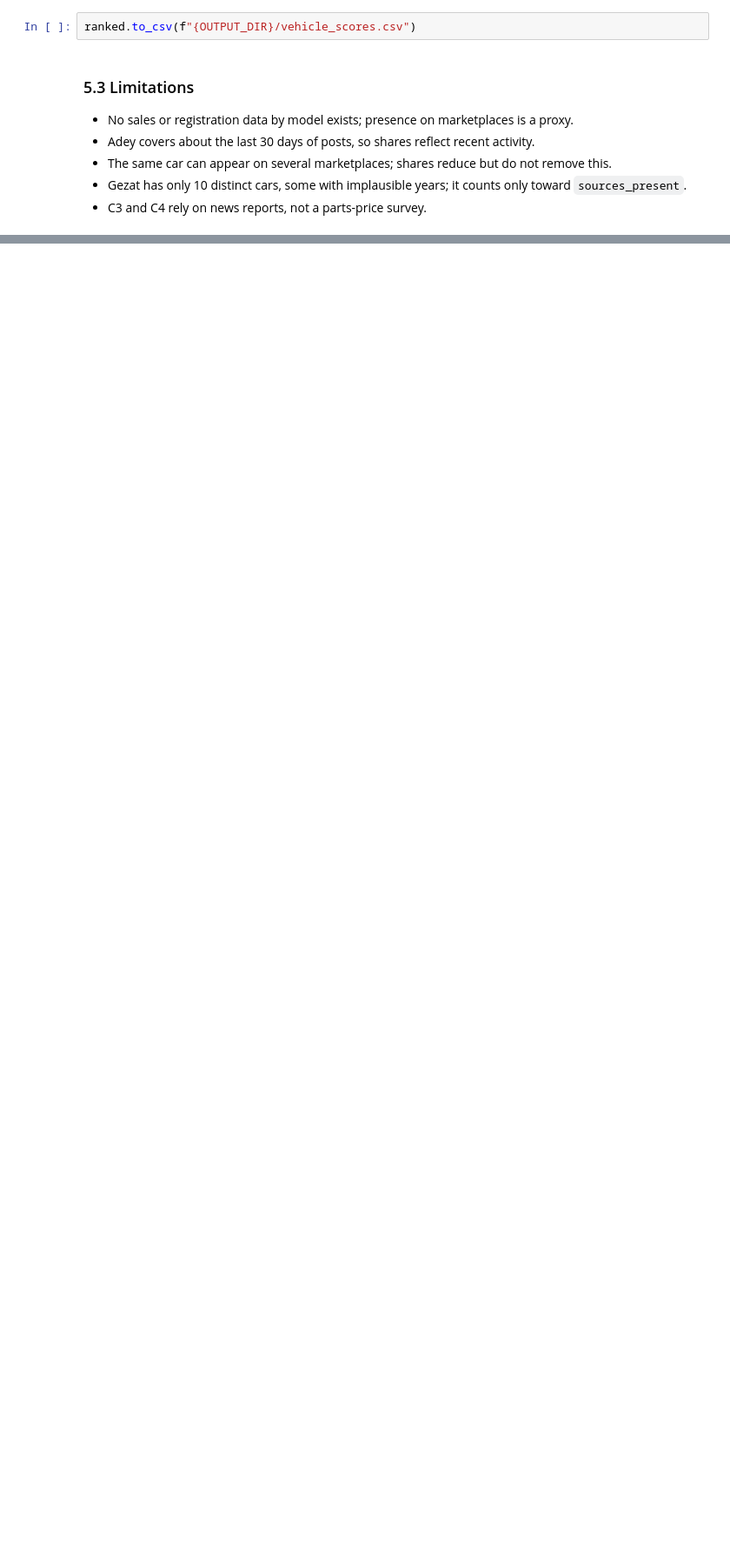
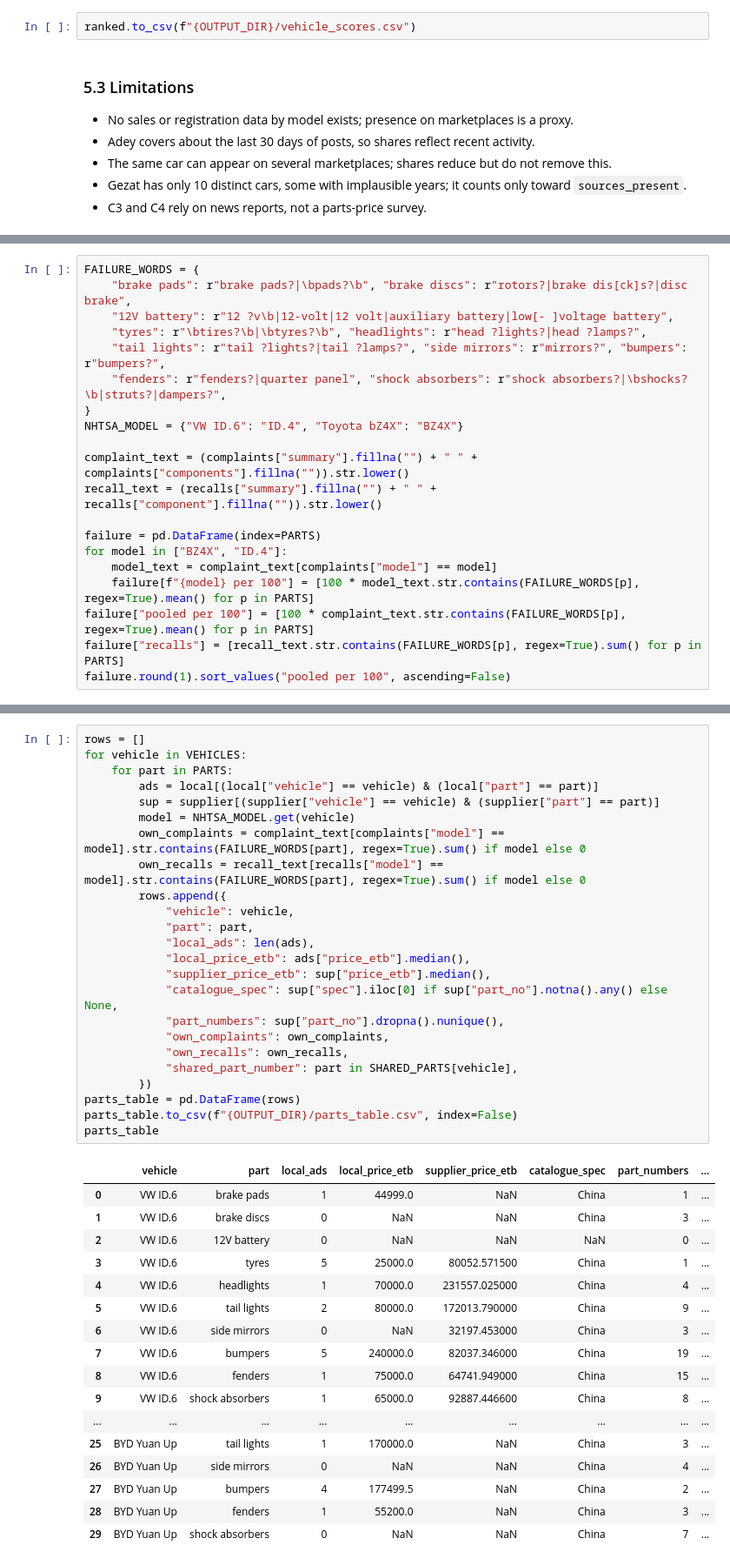
Before and after one commit to hanviol/ev-spare-parts-import-prioritization, a Jupyter notebook: Azarya_Melkamu.ipynb, the cells around one changed output, grey strips where cells are left out. Shown at 87% size. Drawn from its saved outputs; the diff is of its cells as text; blank space fills up the shorter version.

```diff
--- a/Azarya_Melkamu.ipynb
+++ b/Azarya_Melkamu.ipynb
@@ -543,0 +728,20 @@ Next: parts evidence for the three selected vehicles.
+# %%
+FAILURE_WORDS = {
+    "brake pads": r"brake pads?|\bpads?\b", "brake discs": r"rotors?|brake dis[ck]s?|disc brake",
+    "12V battery": r"12 ?v\b|12-volt|12 volt|auxiliary battery|low[- ]voltage battery",
+    "tyres": r"\btires?\b|\btyres?\b", "headlights": r"head ?lights?|head ?lamps?",
+    "tail lights": r"tail ?lights?|tail ?lamps?", "side mirrors": r"mirrors?", "bumpers": r"bumpers?",
+    "fenders": r"fenders?|quarter panel", "shock absorbers": r"shock absorbers?|\bshocks?\b|struts?|dampers?",
+}
+NHTSA_MODEL = {"VW ID.6": "ID.4", "Toyota bZ4X": "BZ4X"}
+
+complaint_text = (complaints["summary"].fillna("") + " " + complaints["components"].fillna("")).str.lower()
+recall_text = (recalls["summary"].fillna("") + " " + recalls["component"].fillna("")).str.lower()
+
+failure = pd.DataFrame(index=PARTS)
+for model in ["BZ4X", "ID.4"]:
+    model_text = complaint_text[complaints["model"] == model]
+    failure[f"{model} per 100"] = [100 * model_text.str.contains(FAILURE_WORDS[p], regex=True).mean() for p in PARTS]
+failure["pooled per 100"] = [100 * complaint_text.str.contains(FAILURE_WORDS[p], regex=True).mean() for p in PARTS]
+failure["recalls"] = [recall_text.str.contains(FAILURE_WORDS[p], regex=True).sum() for p in PARTS]
+failure.round(1).sort_values("pooled per 100", ascending=False)
@@ -543,0 +809,42 @@ Next: parts evidence for the three selected vehicles.
+# %%
+rows = []
+for vehicle in VEHICLES:
+    for part in PARTS:
+        ads = local[(local["vehicle"] == vehicle) & (local["part"] == part)]
+        sup = supplier[(supplier["vehicle"] == vehicle) & (supplier["part"] == part)]
+        model = NHTSA_MODEL.get(vehicle)
+        own_complaints = complaint_text[complaints["model"] == model].str.contains(FAILURE_WORDS[part], regex=True).sum() if model else 0
+        own_recalls = recall_text[recalls["model"] == model].str.contains(FAILURE_WORDS[part], regex=True).sum() if model else 0
+        rows.append({
+            "vehicle": vehicle,
+            "part": part,
+            "local_ads": len(ads),
+            "local_price_etb": ads["price_etb"].median(),
+            "supplier_price_etb": sup["price_etb"].median(),
+            "catalogue_spec": sup["spec"].iloc[0] if sup["part_no"].notna().any() else None,
+            "part_numbers": sup["part_no"].dropna().nunique(),
+            "own_complaints": own_complaints,
+            "own_recalls": own_recalls,
+            "shared_part_number": part in SHARED_PARTS[vehicle],
+        })
+parts_table = pd.DataFrame(rows)
+parts_table.to_csv(f"{OUTPUT_DIR}/parts_table.csv", index=False)
+parts_table
+# %% [output]
+|  | vehicle | part | local_ads | local_price_etb | supplier_price_etb | catalogue_spec | part_numbers | ... |
+| 0 | VW ID.6 | brake pads | 1 | 44999.0 | NaN | China | 1 | ... |
+| 1 | VW ID.6 | brake discs | 0 | NaN | NaN | China | 3 | ... |
+| 2 | VW ID.6 | 12V battery | 0 | NaN | NaN | NaN | 0 | ... |
+| 3 | VW ID.6 | tyres | 5 | 25000.0 | 80052.571500 | China | 1 | ... |
+| 4 | VW ID.6 | headlights | 1 | 70000.0 | 231557.025000 | China | 4 | ... |
+| 5 | VW ID.6 | tail lights | 2 | 80000.0 | 172013.790000 | China | 9 | ... |
+| 6 | VW ID.6 | side mirrors | 0 | NaN | 32197.453000 | China | 3 | ... |
+| 7 | VW ID.6 | bumpers | 5 | 240000.0 | 82037.346000 | China | 19 | ... |
+| 8 | VW ID.6 | fenders | 1 | 75000.0 | 64741.949000 | China | 15 | ... |
+| 9 | VW ID.6 | shock absorbers | 1 | 65000.0 | 92887.446600 | China | 8 | ... |
+| ... | ... | ... | ... | ... | ... | ... | ... | ... |
+| 25 | BYD Yuan Up | tail lights | 1 | 170000.0 | NaN | China | 3 | ... |
+| 26 | BYD Yuan Up | side mirrors | 0 | NaN | NaN | China | 4 | ... |
+| 27 | BYD Yuan Up | bumpers | 4 | 177499.5 | NaN | China | 2 | ... |
+| 28 | BYD Yuan Up | fenders | 1 | 55200.0 | NaN | China | 3 | ... |
+| 29 | BYD Yuan Up | shock absorbers | 0 | NaN | NaN | China | 7 | ... |
```
Also changed, not shown: parts of 27 cells of this notebook.
